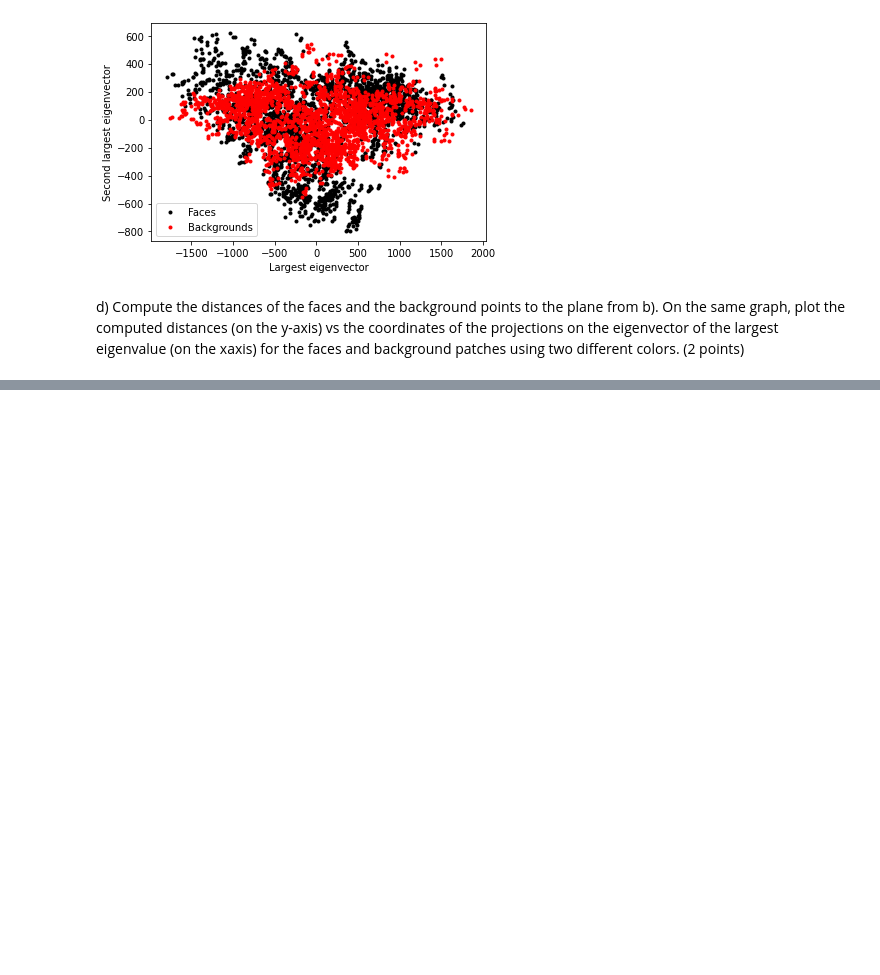
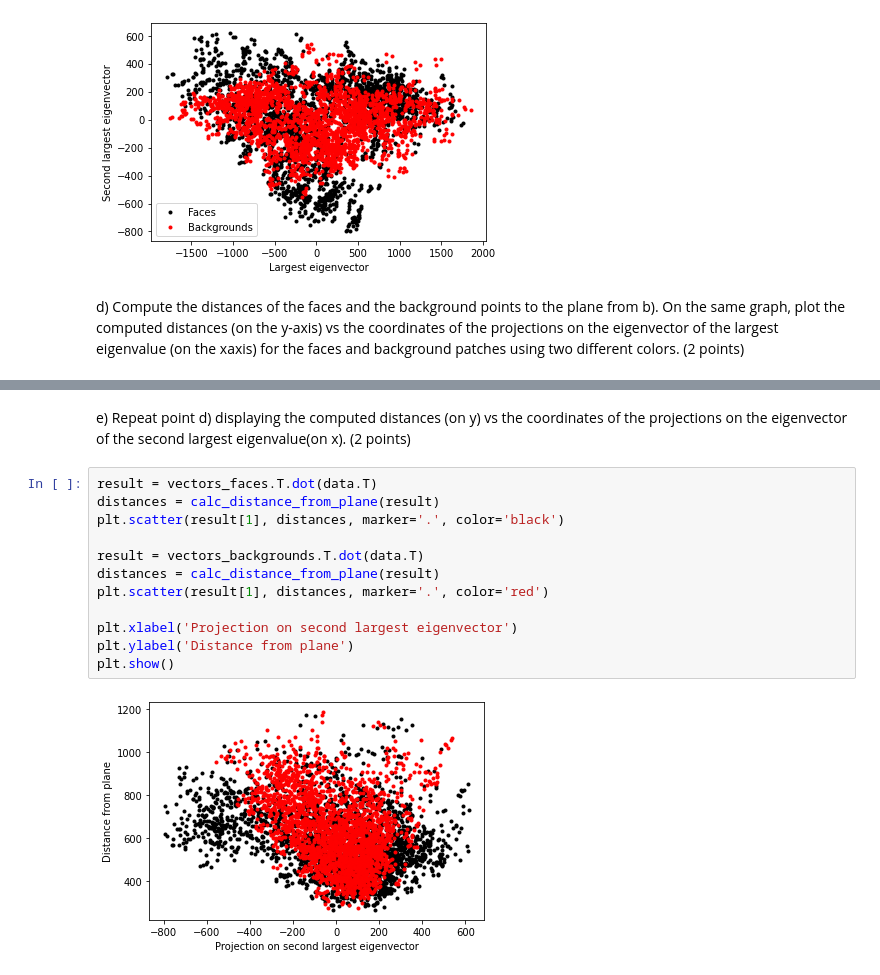
Before and after one commit to Kosaro/MachineLearningAssignments, a Jupyter notebook: PCA.ipynb, the cells around one changed output, grey strips where cells are left out. Saved outputs shown, nothing was run; the diff lists cells and outputs as text; blank space fills up the shorter version.

```diff
--- a/PCA.ipynb
+++ b/PCA.ipynb
@@ -119,0 +139,18 @@ background patches using two different colors. (2 points)
+# %% [markdown]
+e) Repeat point d) displaying the computed distances (on y) vs the coordinates of
+the projections on the eigenvector of the second largest eigenvalue(on x). (2
+points)
+# %%
+result = vectors_faces.T.dot(data.T)
+distances = calc_distance_from_plane(result)
+plt.scatter(result[1], distances, marker='.', color='black')
+
+result = vectors_backgrounds.T.dot(data.T)
+distances = calc_distance_from_plane(result)
+plt.scatter(result[1], distances, marker='.', color='red')
+
+plt.xlabel('Projection on second largest eigenvector')
+plt.ylabel('Distance from plane')
+plt.show()
+# %% [output]
+[figure, added]
```
Also changed, not shown: parts of 6 cells of this notebook.
